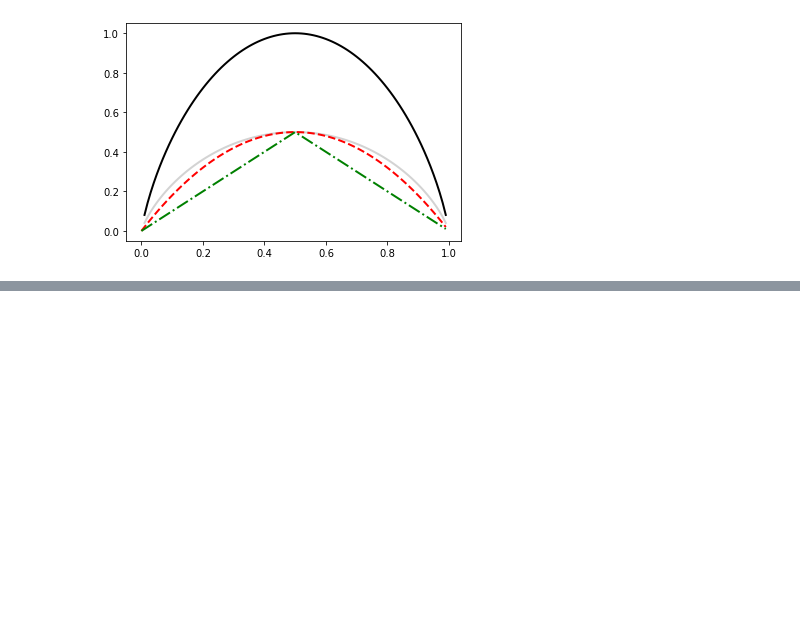
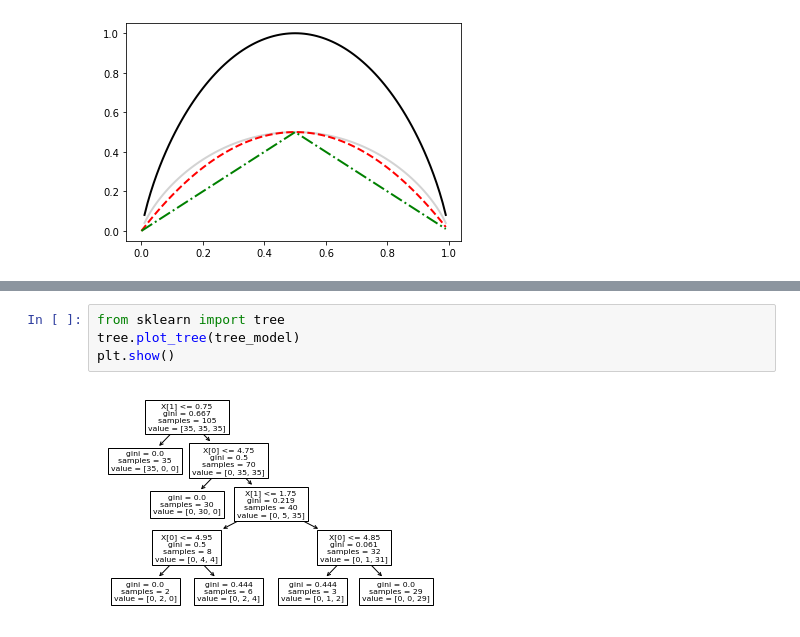
Before and after one commit to 1JigSaW/Book_Python_Machine_Learning, a Jupyter notebook: classifiers.ipynb, the cells around one changed output, grey strips where cells are left out. Cells and saved outputs as stored; diff of their text form; blank space fills up the shorter version.

```diff
--- a/classifiers.ipynb
+++ b/classifiers.ipynb
@@ -358,0 +373,6 @@ TypeError: __init__() got an unexpected keyword argument 'bbox_to_achor'
+# %%
+from sklearn import tree
+tree.plot_tree(tree_model)
+plt.show()
+# %% [output]
+[figure, added]
```
Also changed, not shown: parts of 2 cells of this notebook.
